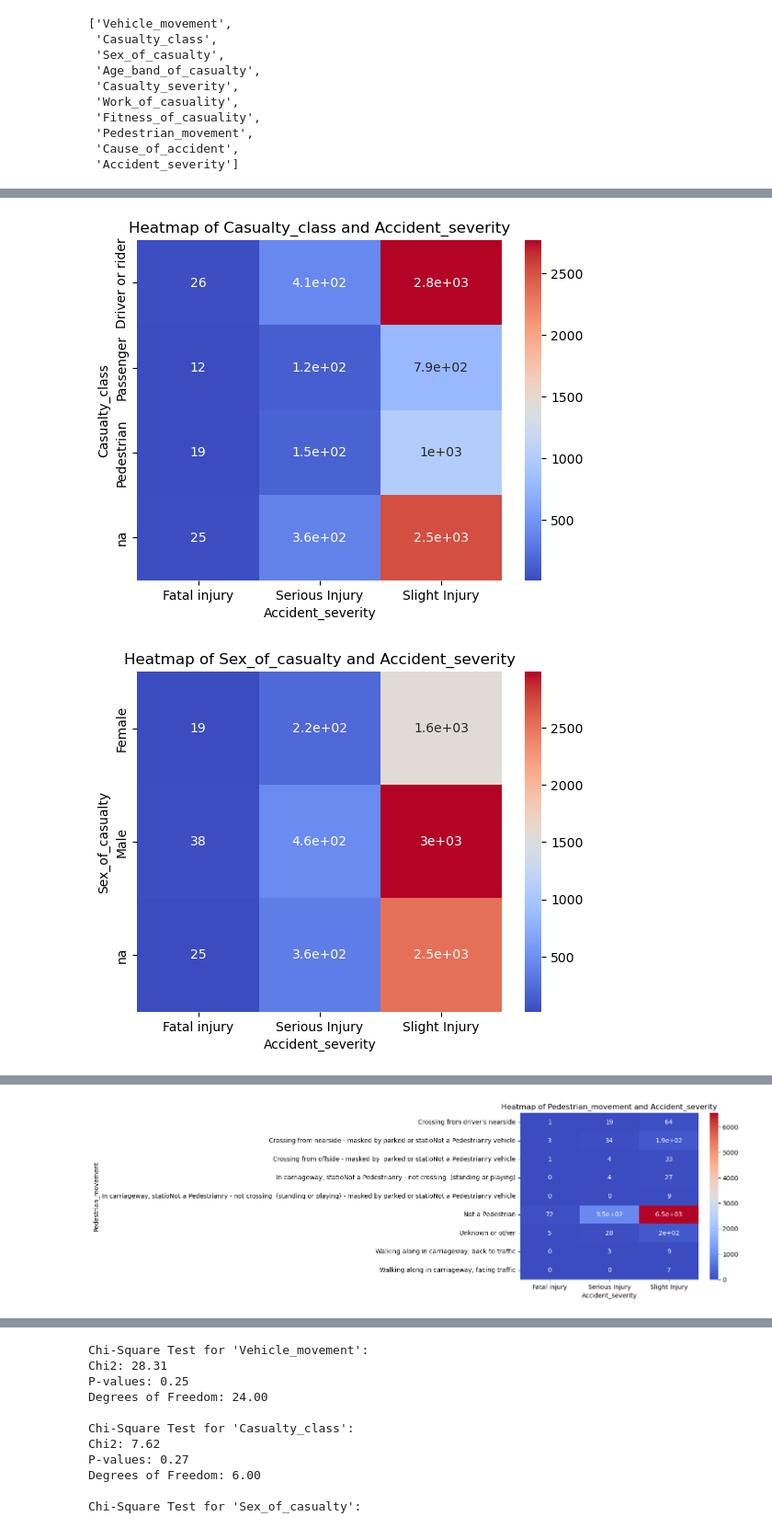
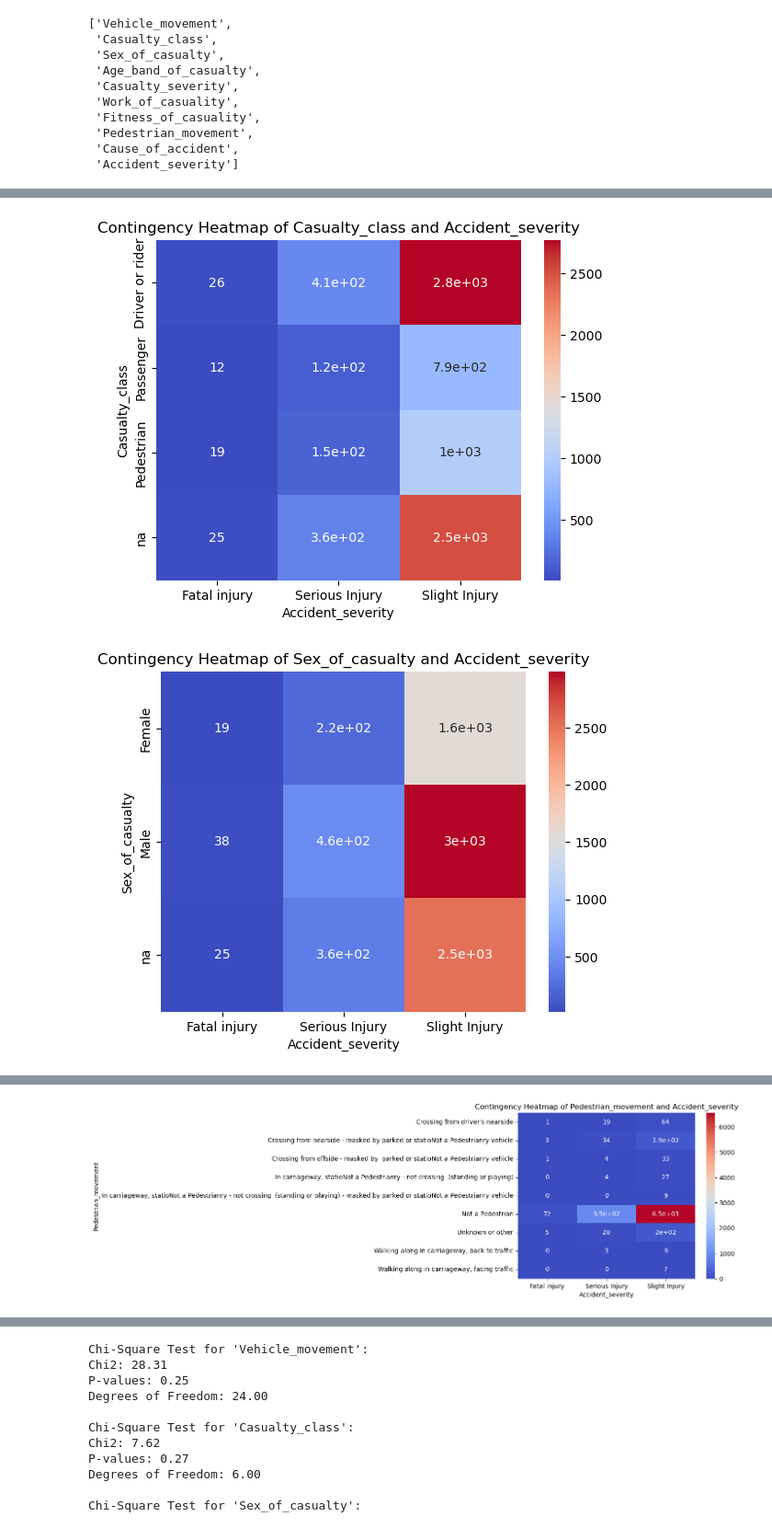
Before and after one commit to junclemente/ADS502-FinalProject, a Jupyter notebook: jun/eda.ipynb, the cells around one changed output, grey strips where cells are left out. Shown at 92% size. Drawn from its saved outputs; the diff is of its cells as text; code cells hidden in the pictures.

```diff
--- a/jun/eda.ipynb
+++ b/jun/eda.ipynb
@@ -336,6 +336,6 @@ for col in cat_feat:
     ct = pd.crosstab(df[col], df['Accident_severity'])
     # print(ct)
     sns.heatmap(ct, annot=True, cmap='coolwarm')
-    plt.title(f'Heatmap of {col} and Accident_severity')
+    plt.title(f'Contingency Heatmap of {col} and Accident_severity')
     plt.show()
 # %% [output]
@@ -343,2 +343,2 @@ for col in cat_feat:
-[figure, old version]
+[figure, new version]
-[figure, old version]
+[figure, new version]
@@ -349 +349 @@ for col in cat_feat:
-[figure, old version]
+[figure, new version]
```
Also changed, not shown: parts of 3 cells of this notebook.
